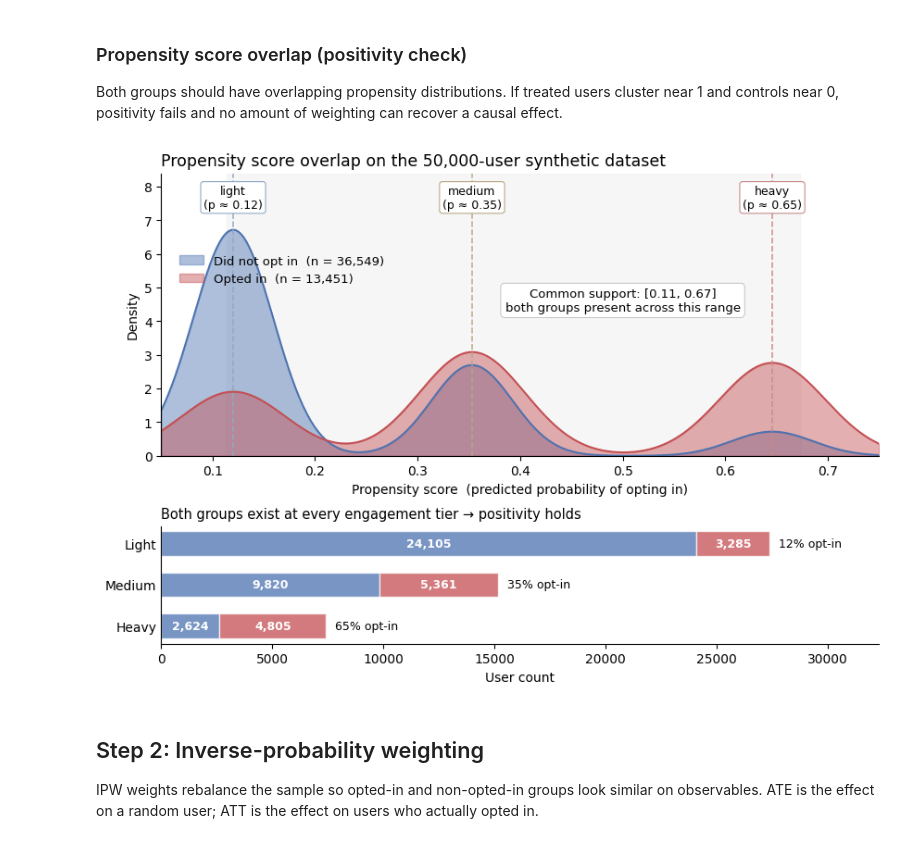
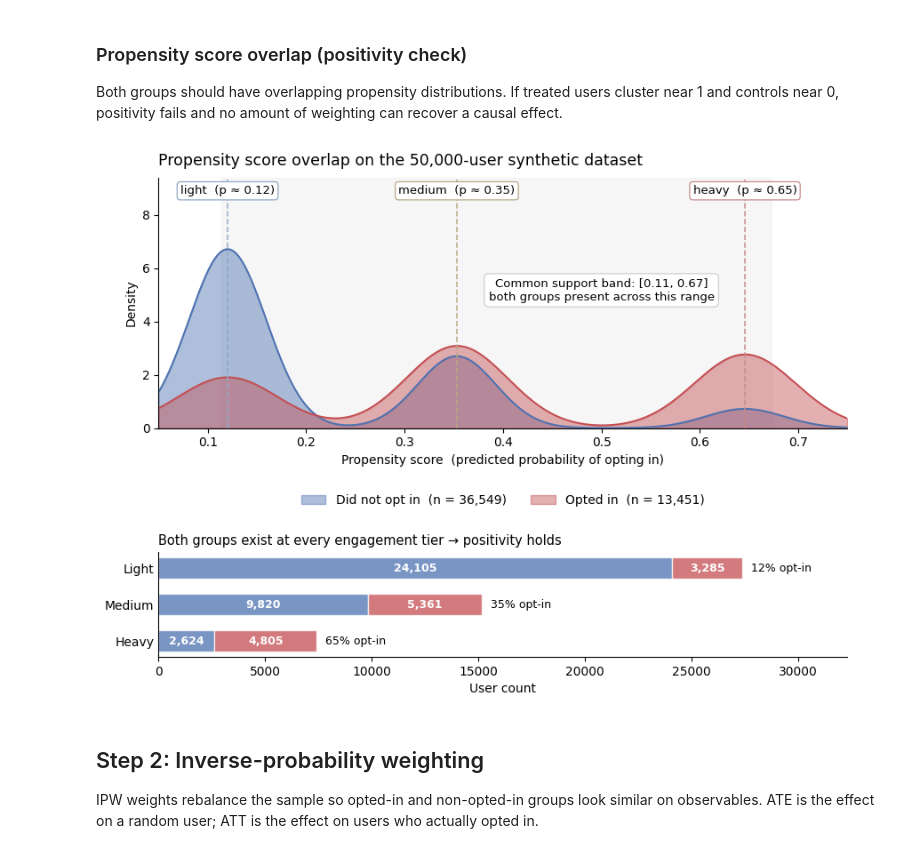
Before and after one commit to RudrenduPaul/product-experimentation-causal-inference-genai-llm, a Jupyter notebook: 02_propensity_opt_in/psm_demo.ipynb, the cells around one changed output. Saved outputs shown, nothing was run; the diff lists cells and outputs as text; code cells hidden in the pictures.

```diff
--- a/02_propensity_opt_in/psm_demo.ipynb
+++ b/02_propensity_opt_in/psm_demo.ipynb
@@ -105,8 +105,8 @@ tier_colors = {"light": "#8FA9C7", "medium": "#B8A886",
 tier_order = ["light", "medium", "heavy"]
 
 fig, (ax_top, ax_bot) = plt.subplots(
-    nrows=2, figsize=(10.0, 6.6),
-    gridspec_kw={"height_ratios": [2.4, 1.0], "hspace": 0.35}
+    nrows=2, figsize=(10.0, 7.0),
+    gridspec_kw={"height_ratios": [2.4, 1.0], "hspace": 0.70}
 )
 
 # Top: smooth KDE curves
@@ -121,20 +121,21 @@ ax_top.plot(grid, dens_c, color="#4C72B0", lw=1.4)
 ax_top.plot(grid, dens_t, color="#C44E52", lw=1.4)
 ax_top.axvspan(common_lo, common_hi, color="#EFEFEF", alpha=0.5, zorder=0)
 
-y_top = max(dens_c.max(), dens_t.max()) * 1.25
+y_top = max(dens_c.max(), dens_t.max()) * 1.40
 ax_top.set_ylim(0, y_top)
 for tier in tier_order:
     tier_df = df[df.engagement_tier == tier]
     center = tier_df.propensity.mean()
     ax_top.axvline(center, color=tier_colors[tier], lw=1.2, ls="--",
                    alpha=0.9)
-    ax_top.text(center, y_top * 0.96, f"{tier}\n(p ≈ {center:.2f})",
-                ha="center", va="top", fontsize=9,
-                bbox=dict(boxstyle="round,pad=0.25", fc="white",
-                          ec=tier_colors[tier], lw=0.8))
+    ax_top.text(center, y_top * 0.97,
+                f"{tier}  (p \u2248 {center:.2f})",
+                ha="center", va="top", fontsize=9.5,
+                bbox=dict(boxstyle="round,pad=0.28", fc="white",
+                          ec=tier_colors[tier], lw=0.9))
 
 ax_top.text(0.50, y_top * 0.55,
-            f"Common support: [{common_lo:.2f}, {common_hi:.2f}]\n"
+            f"Common support band: [{common_lo:.2f}, {common_hi:.2f}]\n"
             "both groups present across this range",
             ha="center", va="center", fontsize=9.5,
             bbox=dict(boxstyle="round,pad=0.35", fc="white",
@@ -142,10 +143,10 @@ ax_top.text(0.50, y_top * 0.55,
 ax_top.set_xlabel("Propensity score  (predicted probability of opting in)")
 ax_top.set_ylabel("Density")
 ax_top.set_title("Propensity score overlap on the 50,000-user synthetic dataset",
-                 fontsize=12.5, loc="left")
+                 fontsize=12.5, loc="left", pad=10)
 ax_top.set_xlim(0.05, 0.75)
-ax_top.legend(frameon=False, loc="upper left", fontsize=9.5,
-              bbox_to_anchor=(0.01, 0.75))
+ax_top.legend(frameon=False, loc="upper center",
+              bbox_to_anchor=(0.5, -0.22), ncol=2, fontsize=10)
 ax_top.spines["top"].set_visible(False)
 ax_top.spines["right"].set_visible(False)
 
@@ -155,34 +156,34 @@ rows = [{"tier": t,
          "treated": int(((df.engagement_tier == t) & (df.opt_in_agent_mode == 1)).sum())}
         for t in tier_order]
 y_pos = np.arange(len(tier_order))[::-1]
 max_total = max(r["control"] + r["treated"] for r in rows)
 for y, r in zip(y_pos, rows):
     ax_bot.barh(y, r["control"], color="#4C72B0", alpha=0.75,
                 edgecolor="white", height=0.6)
     ax_bot.barh(y, r["treated"], left=r["control"], color="#C44E52",
                 alpha=0.75, edgecolor="white", height=0.6)
     ax_bot.text(r["control"] / 2, y, f"{r['control']:,}",
                 ha="center", va="center", fontsize=9,
                 color="white", fontweight="bold")
     ax_bot.text(r["control"] + r["treated"] / 2, y, f"{r['treated']:,}",
                 ha="center", va="center", fontsize=9,
                 color="white", fontweight="bold")
     total = r["control"] + r["treated"]
     ax_bot.text(total + max_total * 0.015, y,
                 f"{r['treated'] / total:.0%} opt-in",
                 ha="left", va="center", fontsize=9)
 ax_bot.set_yticks(y_pos)
 ax_bot.set_yticklabels([r["tier"].capitalize() for r in rows])
 ax_bot.set_xlim(0, max_total * 1.18)
 ax_bot.set_xlabel("User count")
 ax_bot.set_title("Both groups exist at every engagement tier → positivity holds",
                  fontsize=10.5, loc="left", pad=6)
 ax_bot.spines["top"].set_visible(False)
 ax_bot.spines["right"].set_visible(False)
 ax_bot.tick_params(axis="y", length=0)
 plt.show()
 # %% [output]
-[figure, old version]
+[figure, new version]
 # %% [markdown]
 ## Step 2: Inverse-probability weighting
 
```
Also changed, not shown: 3 other files.
